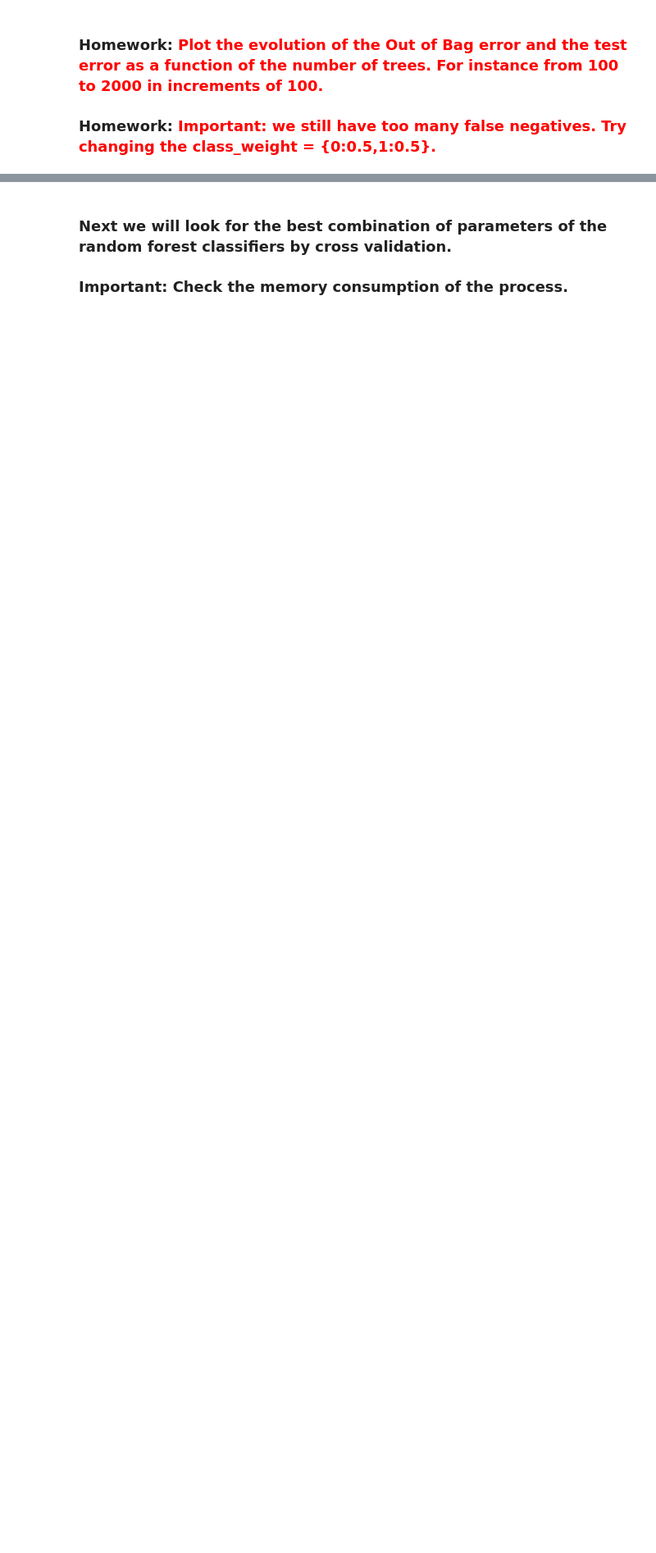
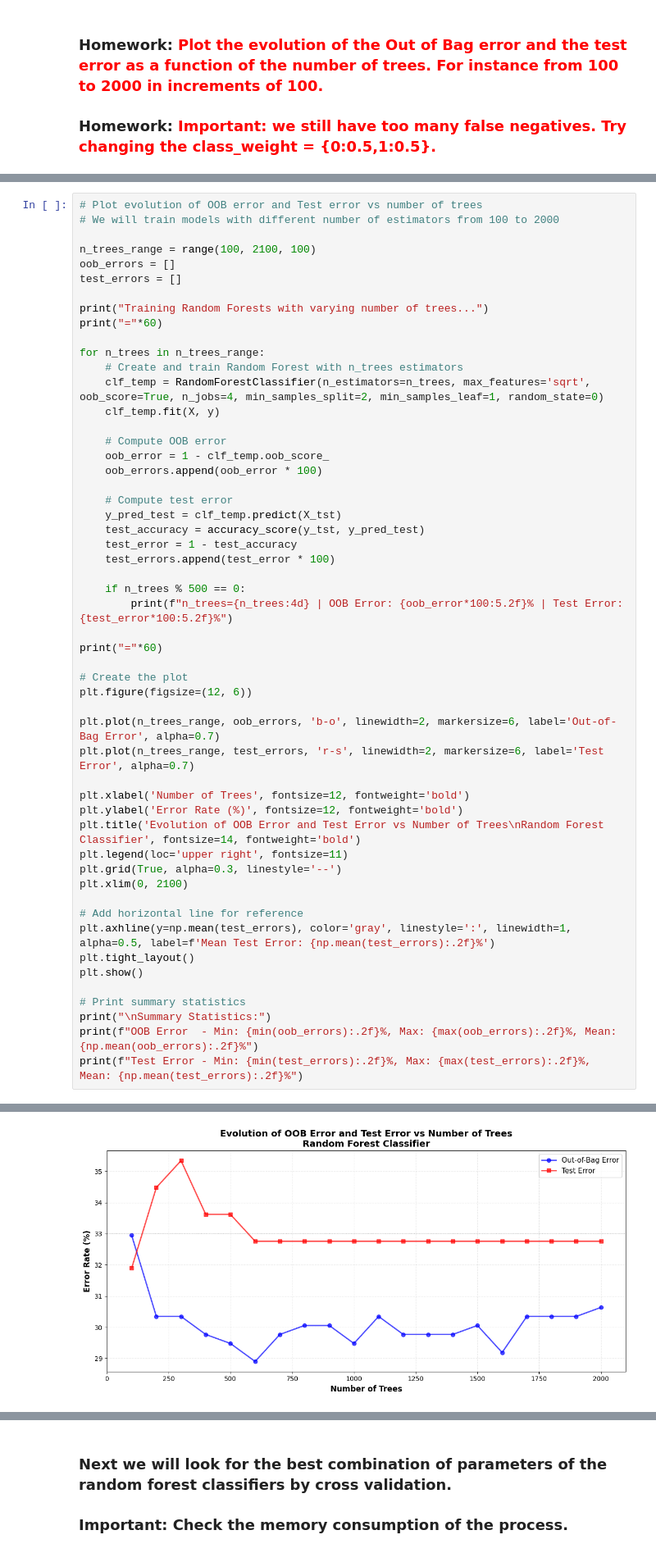
Before and after one commit to MarcelLopezLopez/MLEARN, a Jupyter notebook: Practicas/SeventhPractice/SeventhPractice.ipynb, the cells around one changed output, grey strips where cells are left out. Shown at 82% size. Saved outputs shown, nothing was run; the diff lists cells and outputs as text; blank space fills up the shorter version.

```diff
--- a/Practicas/SeventhPractice/SeventhPractice.ipynb
+++ b/Practicas/SeventhPractice/SeventhPractice.ipynb
@@ -239,0 +240,54 @@ Accuracy (test)  63.8%
+# %%
+# Plot evolution of OOB error and Test error vs number of trees
+# We will train models with different number of estimators from 100 to 2000
+
+n_trees_range = range(100, 2100, 100)
+oob_errors = []
+test_errors = []
+
+print("Training Random Forests with varying number of trees...")
+print("="*60)
+
+for n_trees in n_trees_range:
+    # Create and train Random Forest with n_trees estimators
+    clf_temp = RandomForestClassifier(n_estimators=n_trees, max_features='sqrt', oob_score=True, n_jobs=4, min_samples_split=2, min_samples_leaf=1, random_state=0)
+    clf_temp.fit(X, y)
+
+    # Compute OOB error
+    oob_error = 1 - clf_temp.oob_score_
+    oob_errors.append(oob_error * 100)
+
+    # Compute test error
+    y_pred_test = clf_temp.predict(X_tst)
+    test_accuracy = accuracy_score(y_tst, y_pred_test)
+    test_error = 1 - test_accuracy
+    test_errors.append(test_error * 100)
+
+    if n_trees % 500 == 0:
+        print(f"n_trees={n_trees:4d} | OOB Error: {oob_error*100:5.2f}% | Test Error: {test_error*100:5.2f}%")
+
+print("="*60)
+
+# Create the plot
+plt.figure(figsize=(12, 6))
+
+plt.plot(n_trees_range, oob_errors, 'b-o', linewidth=2, markersize=6, label='Out-of-Bag Error', alpha=0.7)
+plt.plot(n_trees_range, test_errors, 'r-s', linewidth=2, markersize=6, label='Test Error', alpha=0.7)
+
+plt.xlabel('Number of Trees', fontsize=12, fontweight='bold')
+plt.ylabel('Error Rate (%)', fontsize=12, fontweight='bold')
+plt.title('Evolution of OOB Error and Test Error vs Number of Trees\nRandom Forest Classifier', fontsize=14, fontweight='bold')
+plt.legend(loc='upper right', fontsize=11)
+plt.grid(True, alpha=0.3, linestyle='--')
+plt.xlim(0, 2100)
+
+# Add horizontal line for reference
+plt.axhline(y=np.mean(test_errors), color='gray', linestyle=':', linewidth=1, alpha=0.5, label=f'Mean Test Error: {np.mean(test_errors):.2f}%')
+plt.tight_layout()
+plt.show()
+
+# Print summary statistics
+print("\nSummary Statistics:")
+print(f"OOB Error  - Min: {min(oob_errors):.2f}%, Max: {max(oob_errors):.2f}%, Mean: {np.mean(oob_errors):.2f}%")
+print(f"Test Error - Min: {min(test_errors):.2f}%, Max: {max(test_errors):.2f}%, Mean: {np.mean(test_errors):.2f}%")
+# %% [output]
@@ -239,0 +301 @@ Accuracy (test)  63.8%
+[figure, added]
```
Also changed, not shown: parts of 12 cells of this notebook.
